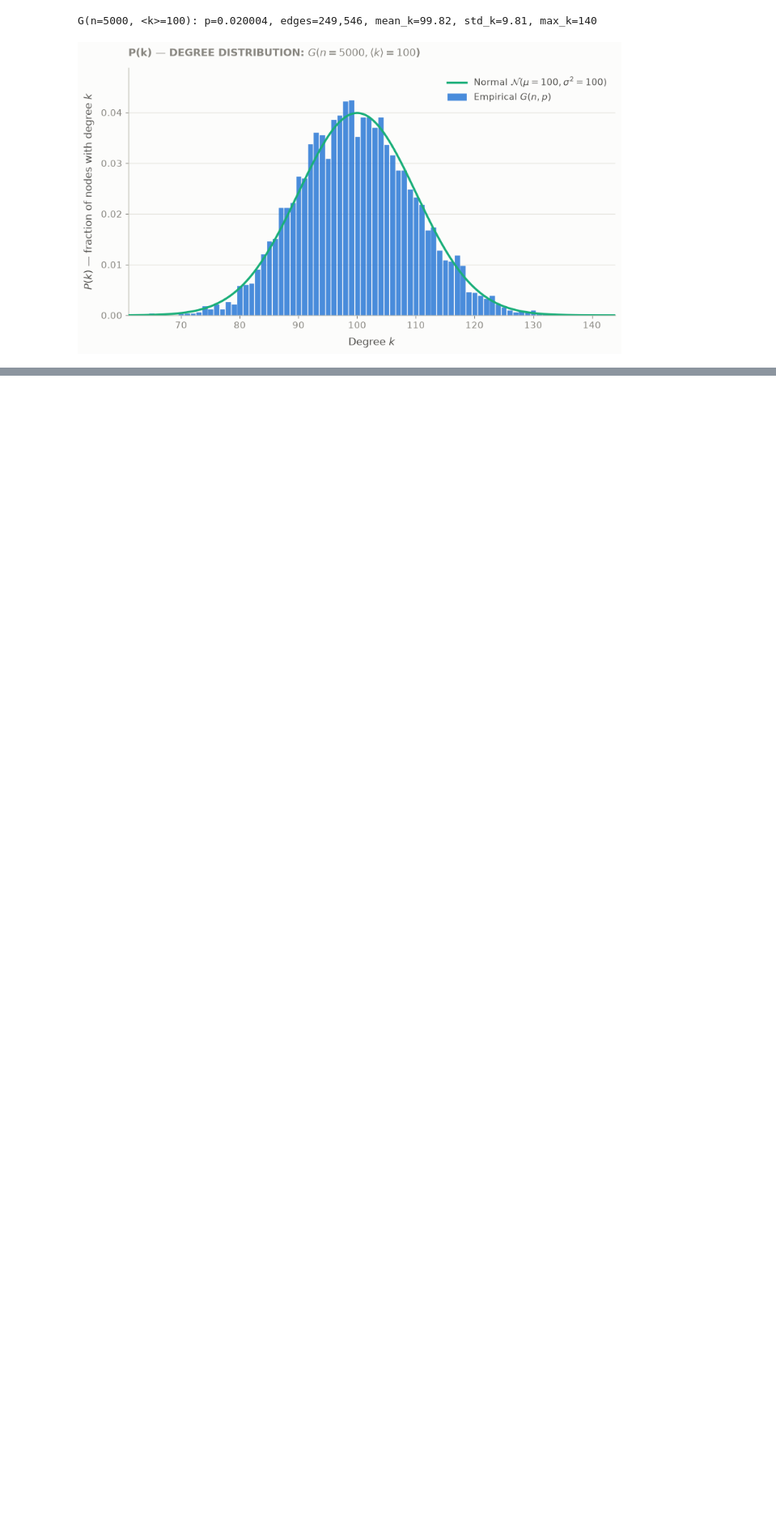
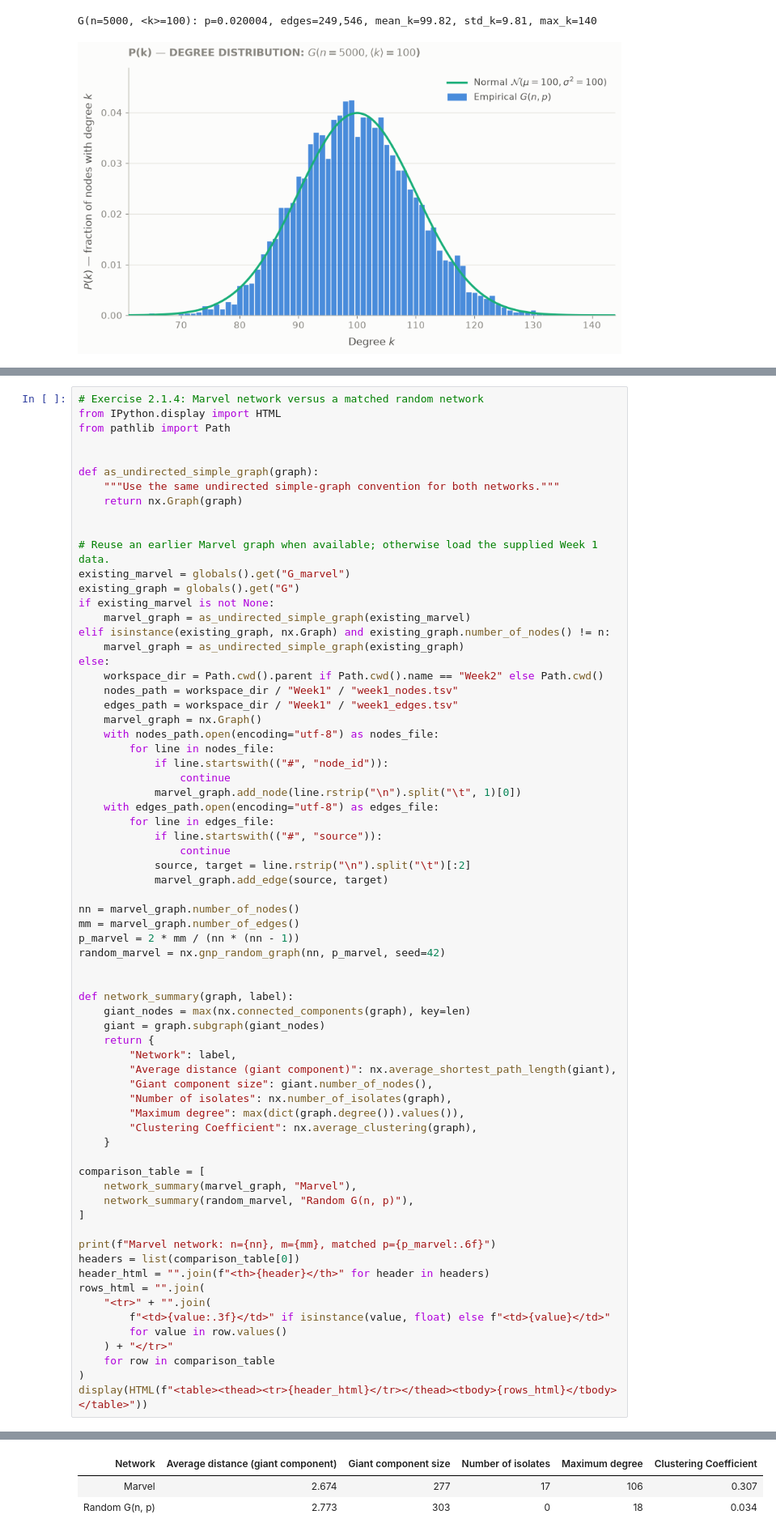
Before and after one commit to Neismo/SocialGraphs, a Jupyter notebook: Week2/week2.ipynb, the cells around one changed output, grey strips where cells are left out. Shown at 81% size. Drawn from its saved outputs; the diff is of its cells as text; blank space fills up the shorter version.

Commit message:
Week 2 NOT DONE YET

```diff
--- a/Week2/week2.ipynb
+++ b/Week2/week2.ipynb
@@ -195,3 +195,73 @@ update_plot()
 # %% [output]
 SelectionSlider(continuous_update=False, description='⟨k⟩:', index=1, options=(5, 10, 20, 30, 50, 75, 100), va…
 [interactive output not drawn]
+# %%
+# Exercise 2.1.4: Marvel network versus a matched random network
+from IPython.display import HTML
+from pathlib import Path
+
+
+def as_undirected_simple_graph(graph):
+    """Use the same undirected simple-graph convention for both networks."""
+    return nx.Graph(graph)
+
+
+# Reuse an earlier Marvel graph when available; otherwise load the supplied Week 1 data.
+existing_marvel = globals().get("G_marvel")
+existing_graph = globals().get("G")
+if existing_marvel is not None:
+    marvel_graph = as_undirected_simple_graph(existing_marvel)
+elif isinstance(existing_graph, nx.Graph) and existing_graph.number_of_nodes() != n:
+    marvel_graph = as_undirected_simple_graph(existing_graph)
+else:
+    workspace_dir = Path.cwd().parent if Path.cwd().name == "Week2" else Path.cwd()
+    nodes_path = workspace_dir / "Week1" / "week1_nodes.tsv"
+    edges_path = workspace_dir / "Week1" / "week1_edges.tsv"
+    marvel_graph = nx.Graph()
+    with nodes_path.open(encoding="utf-8") as nodes_file:
+        for line in nodes_file:
+            if line.startswith(("#", "node_id")):
+                continue
+            marvel_graph.add_node(line.rstrip("\n").split("\t", 1)[0])
+    with edges_path.open(encoding="utf-8") as edges_file:
+        for line in edges_file:
+            if line.startswith(("#", "source")):
+                continue
+            source, target = line.rstrip("\n").split("\t")[:2]
+            marvel_graph.add_edge(source, target)
+
+nn = marvel_graph.number_of_nodes()
+mm = marvel_graph.number_of_edges()
+p_marvel = 2 * mm / (nn * (nn - 1))
+random_marvel = nx.gnp_random_graph(nn, p_marvel, seed=42)
+
+
+def network_summary(graph, label):
+    giant_nodes = max(nx.connected_components(graph), key=len)
+    giant = graph.subgraph(giant_nodes)
+    return {
+        "Network": label,
+        "Average distance (giant component)": nx.average_shortest_path_length(giant),
+        "Giant component size": giant.number_of_nodes(),
+        "Number of isolates": nx.number_of_isolates(graph),
+        "Maximum degree": max(dict(graph.degree()).values()),
+        "Clustering Coefficient": nx.average_clustering(graph),
+    }
+
+comparison_table = [
+    network_summary(marvel_graph, "Marvel"),
+    network_summary(random_marvel, "Random G(n, p)"),
+]
+
+print(f"Marvel network: n={nn}, m={mm}, matched p={p_marvel:.6f}")
+headers = list(comparison_table[0])
+header_html = "".join(f"<th>{header}</th>" for header in headers)
+rows_html = "".join(
+    "<tr>" + "".join(
+        f"<td>{value:.3f}</td>" if isinstance(value, float) else f"<td>{value}</td>"
+        for value in row.values()
+    ) + "</tr>"
+    for row in comparison_table
+)
+display(HTML(f"<table><thead><tr>{header_html}</tr></thead><tbody>{rows_html}</tbody></table>"))
+# %% [output]
@@ -197,0 +269,3 @@ SelectionSlider(continuous_update=False, description='⟨k⟩:', index=1, option
+| Network | Average distance (giant component) | Giant component size | Number of isolates | Maximum degree | Clustering Coefficient |
+| Marvel | 2.674 | 277 | 17 | 106 | 0.307 |
+| Random G(n, p) | 2.773 | 303 | 0 | 18 | 0.034 |
```
Also changed, not shown: parts of 8 cells of this notebook, 4 other files.
